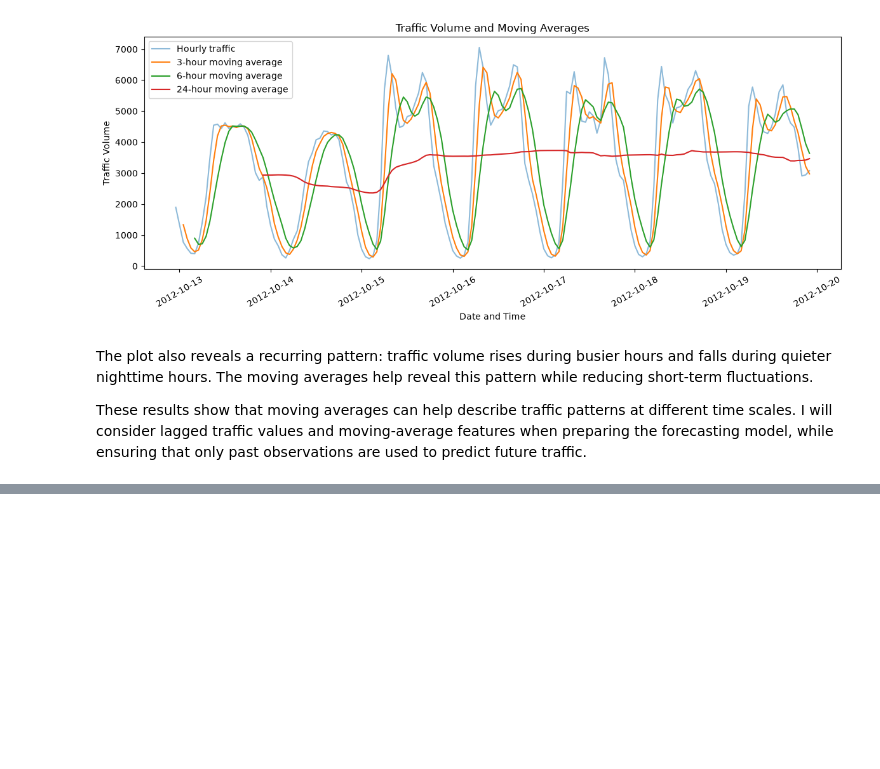
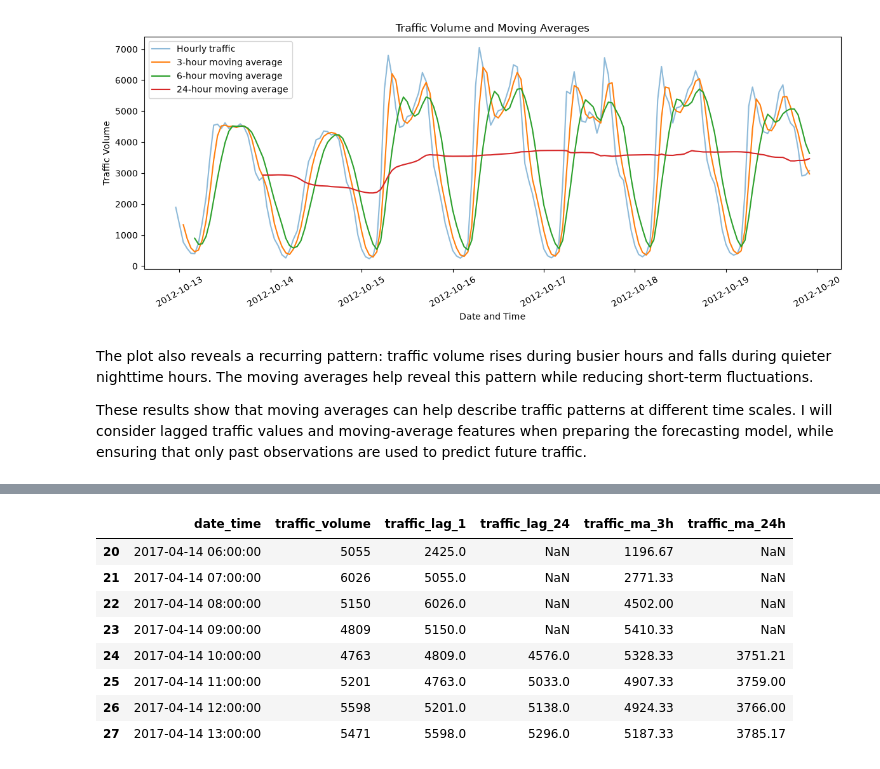
Before and after one commit to Janviere-dev/Formative-1_TimeSeries, a Jupyter notebook: notebook.ipynb, the cells around one changed output, grey strips where cells are left out. Cells and saved outputs as stored; diff of their text form; code cells hidden in the pictures; blank space fills up the shorter version.

```diff
--- a/notebook.ipynb
+++ b/notebook.ipynb
@@ -1177,0 +1223,19 @@ These results show that moving averages can help describe traffic patterns at di
+# %%
+# Select the longest continuous period
+forecast_df = (
+    df_clean[df_clean["period_id"] == 2565]
+    .copy()
+    .sort_values("date_time")
+    .reset_index(drop=True)
+)
+
+# Verify the selected data
+print("Number of observations:", len(forecast_df))
+print("Start time:", forecast_df["date_time"].min())
+print("End time:", forecast_df["date_time"].max())
+print(
+    "All intervals are one hour:",
+    forecast_df["date_time"].diff().dropna().eq(
+        pd.Timedelta(hours=1)
+    ).all()
+)
@@ -1177,0 +1303,37 @@ These results show that moving averages can help describe traffic patterns at di
+# %%
+# Calculate moving averages using past observations only
+forecast_df["traffic_ma_3h"] = (
+    forecast_df["traffic_volume"]
+    .shift(1)
+    .rolling(window=3)
+    .mean()
+)
+
+forecast_df["traffic_ma_24h"] = (
+    forecast_df["traffic_volume"]
+    .shift(1)
+    .rolling(window=24)
+    .mean()
+)
+
+# Display the target and its forecasting features
+forecast_df[
+    [
+        "date_time",
+        "traffic_volume",
+        "traffic_lag_1",
+        "traffic_lag_24",
+        "traffic_ma_3h",
+        "traffic_ma_24h"
+    ]
+].iloc[20:28].round(2)
+# %% [output]
+|  | date_time | traffic_volume | traffic_lag_1 | traffic_lag_24 | traffic_ma_3h | traffic_ma_24h |
+| 20 | 2017-04-14 06:00:00 | 5055 | 2425.0 | NaN | 1196.67 | NaN |
+| 21 | 2017-04-14 07:00:00 | 6026 | 5055.0 | NaN | 2771.33 | NaN |
+| 22 | 2017-04-14 08:00:00 | 5150 | 6026.0 | NaN | 4502.00 | NaN |
+| 23 | 2017-04-14 09:00:00 | 4809 | 5150.0 | NaN | 5410.33 | NaN |
+| 24 | 2017-04-14 10:00:00 | 4763 | 4809.0 | 4576.0 | 5328.33 | 3751.21 |
+| 25 | 2017-04-14 11:00:00 | 5201 | 4763.0 | 5033.0 | 4907.33 | 3759.00 |
+| 26 | 2017-04-14 12:00:00 | 5598 | 5201.0 | 5138.0 | 4924.33 | 3766.00 |
+| 27 | 2017-04-14 13:00:00 | 5471 | 5598.0 | 5296.0 | 5187.33 | 3785.17 |
```
Also changed, not shown: parts of 22 cells of this notebook.
